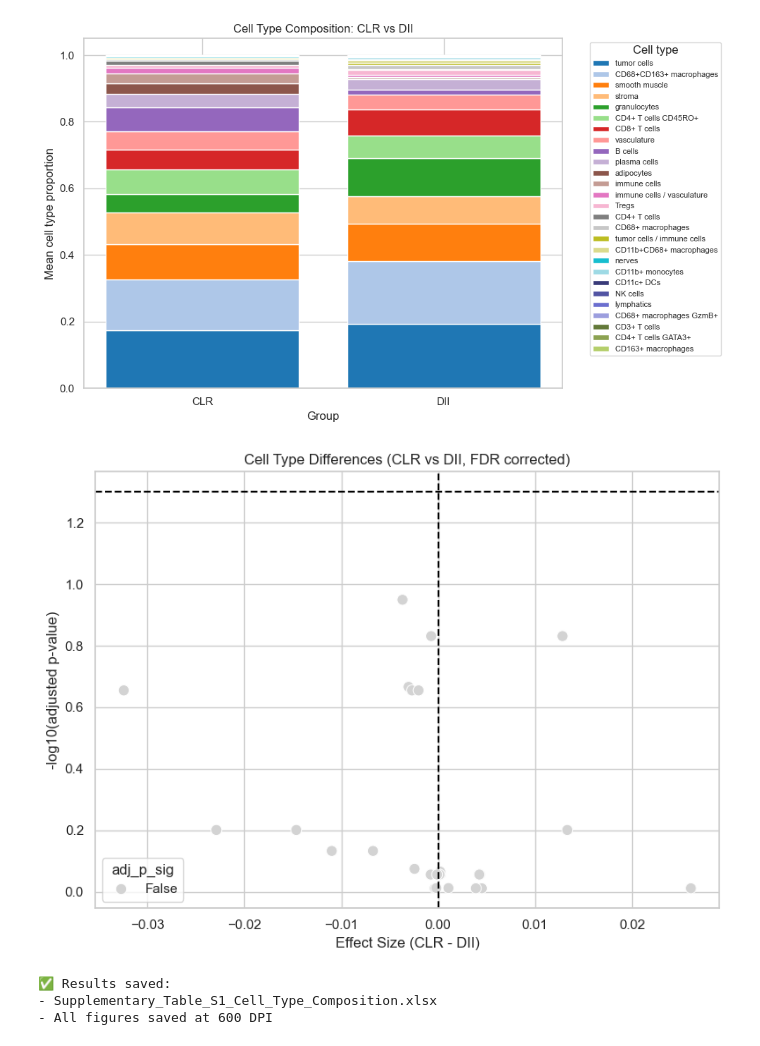
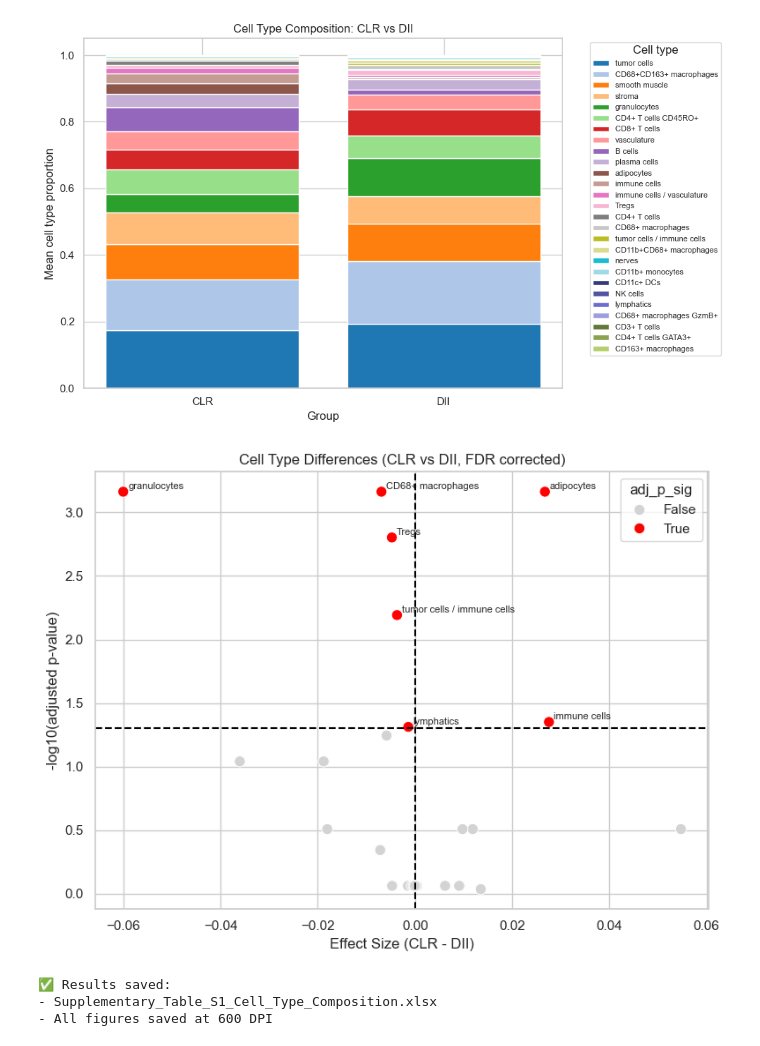
Before and after one commit to MangalamGSinha/Spatial-Analysis, a Jupyter notebook: Cell Composition.ipynb, the cells around one changed output. Cells and saved outputs as stored; diff of their text form; code cells hidden in the pictures.

```diff
--- a/Cell Composition.ipynb
+++ b/Cell Composition.ipynb
@@ -34,11 +34,28 @@ df["groups"] = df["groups"].astype("category")
 # =========================
 # 2. CELL TYPE COUNTS PER SPOT
 # =========================
+# comp = (
+#     df.groupby(["spots", "groups", "ClusterName"], observed=False)
+#       .size()
+#       .reset_index(name="count")
+# )
+
+# Create full matrix with zeros
 comp = (
-    df.groupby(["spots", "groups", "ClusterName"], observed=False)
+    df.groupby(["spots", "ClusterName"])
       .size()
-      .reset_index(name="count")
+      .unstack(fill_value=0)
+      .reset_index()
 )
+
+# Merge group info
+meta = df.drop_duplicates("spots")[["spots", "groups"]]
+comp = comp.merge(meta, on="spots")
+
+# Convert to long format
+comp = comp.melt(id_vars=["spots", "groups"],
+                 var_name="ClusterName",
+                 value_name="count")
 
 # =========================
 # 3. FRACTION PER SPOT
@@ -205,7 +222,7 @@ plt.axhline(-np.log10(0.05), linestyle="--", color="black")
 plt.axvline(0, linestyle="--", color="black")
 
 for _, row in stats_df.iterrows():
-    if row["adj_p_sig"] and abs(row["effect_size"]) > 0.01:
+    if row["adj_p_sig"] > 0.05:
         plt.text(
             row["effect_size"] + 0.001,
             row["-log10(adj_p)"] + 0.02,
@@ -237,5 +254,5 @@ print("- All figures saved at 600 DPI")
 [figure]
-[figure, old version]
+[figure, new version]
 ✅ Results saved:
 - Supplementary_Table_S1_Cell_Type_Composition.xlsx
 - All figures saved at 600 DPI
```
Also changed, not shown: parts of 1 cell of this notebook, 3 other files.
